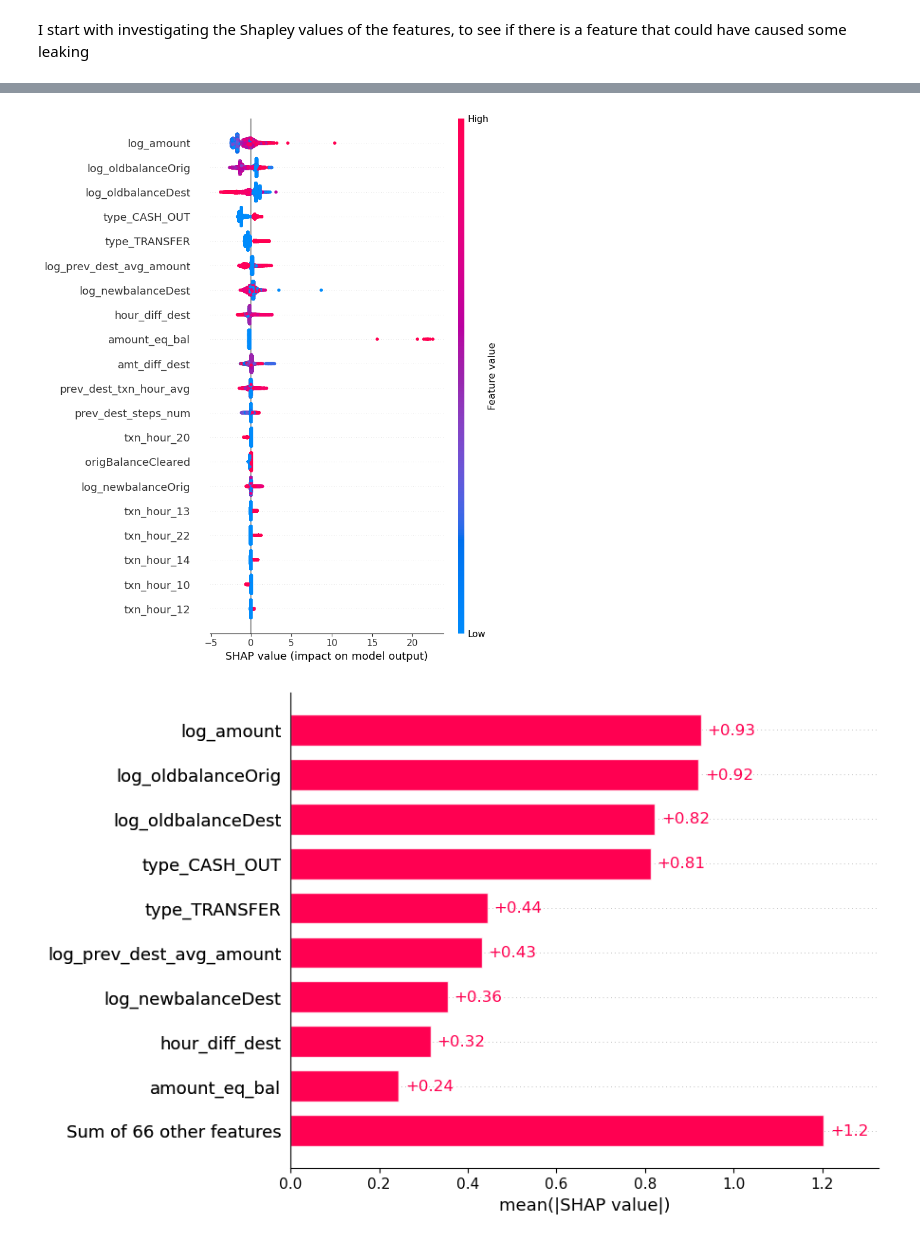
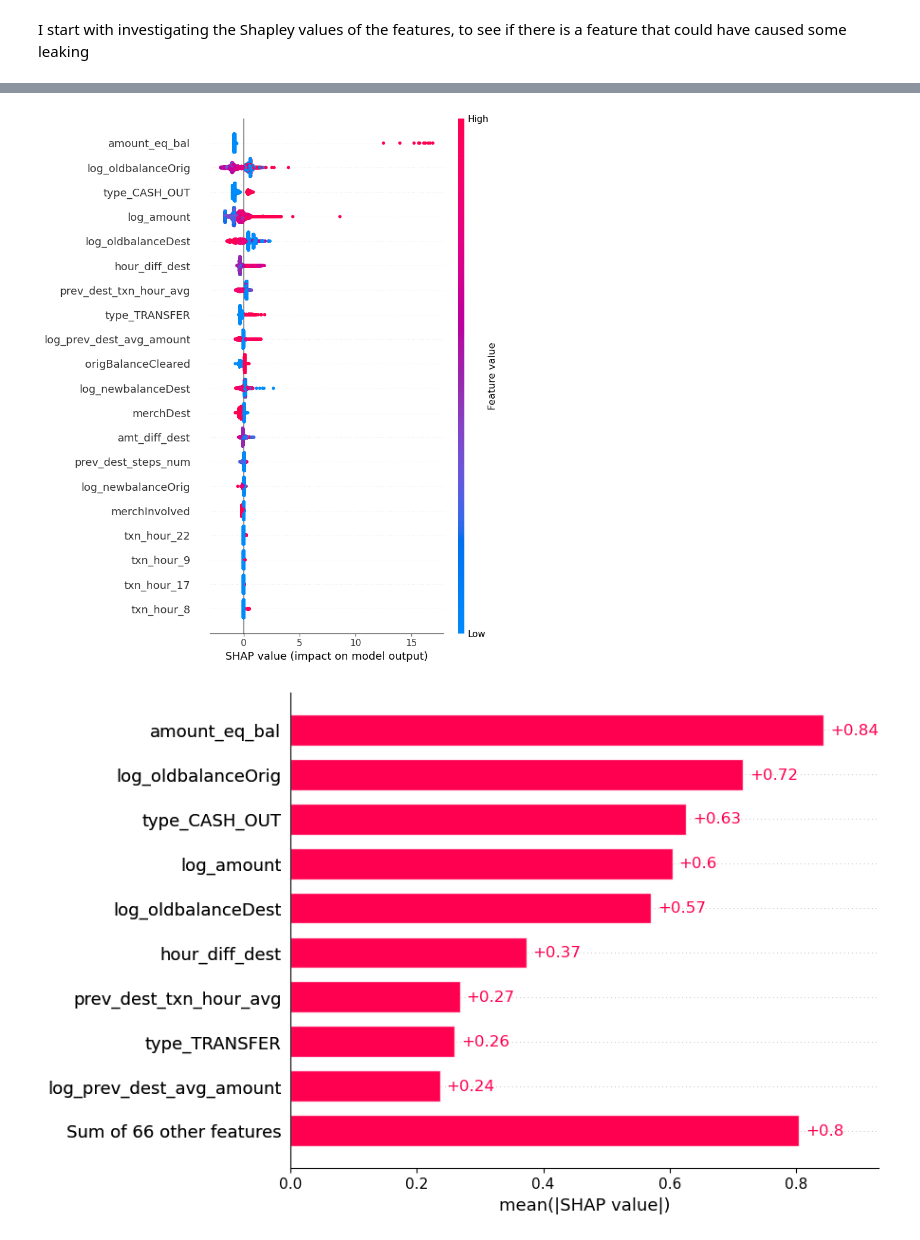
Before and after one commit to tewed/projects, a Jupyter notebook: Paysim Anomaly Detection Modeling.ipynb, the cells around one changed output, grey strips where cells are left out. Drawn from its saved outputs; the diff is of its cells as text; code cells hidden in the pictures.

Commit message:
Changed model to be Crossvalidated

```diff
--- a/Paysim Anomaly Detection Modeling.ipynb
+++ b/Paysim Anomaly Detection Modeling.ipynb
@@ -56,0 +53,36 @@ xgb_model = xgb_clf.fit( train[all_columns_fit], train['isFraud'] )
+# %%
+
+# Define hyperparamaters to search
+# I cast a wide net on the hyperparamaters, since I am using Randomized search
+
+# Define the parameter grid to search
+param_dist = {
+    'n_estimators': [100, 200, 300, 400, 500],
+    'max_depth': [3, 4, 5, 6, 7, 8],
+    'learning_rate': [0.01, 0.05, 0.1, 0.2, 0.3],
+    'subsample': [0.6, 0.7, 0.8, 0.9, 1.0],
+    'colsample_bytree': [0.6, 0.7, 0.8, 0.9, 1.0],
+    'gamma': [0, 0.1, 0.2, 0.3, 0.4, 0.5],
+    'min_child_weight': [1, 2, 3, 4, 5],
+}
+
+
+xgb_clf = xgb.XGBClassifier(
+                            random_state =123,
+                            objective='binary:logistic',
+                            )
+
+# Setup the RandomizedSearchCV
+random_search = RandomizedSearchCV(
+    estimator=xgb_clf,
+    param_distributions=param_dist,
+    n_iter=30,  # Number of parameter settings sampled, reduced for my computer
+    scoring='f1',  # Metric used for evaluation
+    cv=3,  # Number of cross-validation folds, keeping it small for my computer
+    verbose=1,
+    random_state=123,
+    n_jobs=4  # Use all available cores
+)
+
+
+# xgb_model = xgb_clf.fit(train[all_columns_fit], train['isFraud'] )
@@ -56,0 +92,3 @@ xgb_model = xgb_clf.fit( train[all_columns_fit], train['isFraud'] )
+# %%
+%%time
+random_search_fit = random_search.fit(train[all_columns_fit], train['isFraud'])
@@ -154,5 +172,5 @@ Due to the large class imbalance, the fit statistics indicate an almost perfectl
 # %% [markdown]
 I start with investigating the Shapley values of the features, to see if there is a feature that could have caused some leaking
 # %%
-plot_shap_summary_and_importance(xgb_model, test[all_columns_fit],  max_display=20, random_state=123)
+plot_shap_summary_and_importance(random_search_fit.best_estimator_, test[all_columns_fit],  max_display=20, random_state=123)
 # %% [output]
@@ -160,3 +178,3 @@ plot_shap_summary_and_importance(xgb_model, test[all_columns_fit],  max_display=
-[figure, old version]
+[figure, new version]
-[figure, old version]
+[figure, new version]
 # %% [markdown]
```
Also changed, not shown: parts of 14 cells of this notebook.
